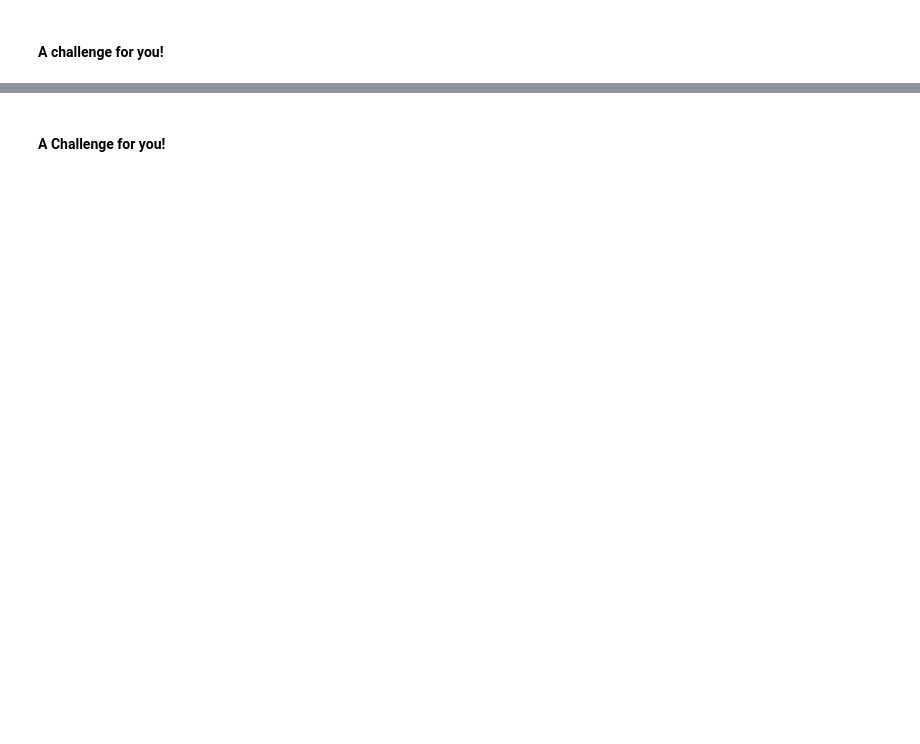
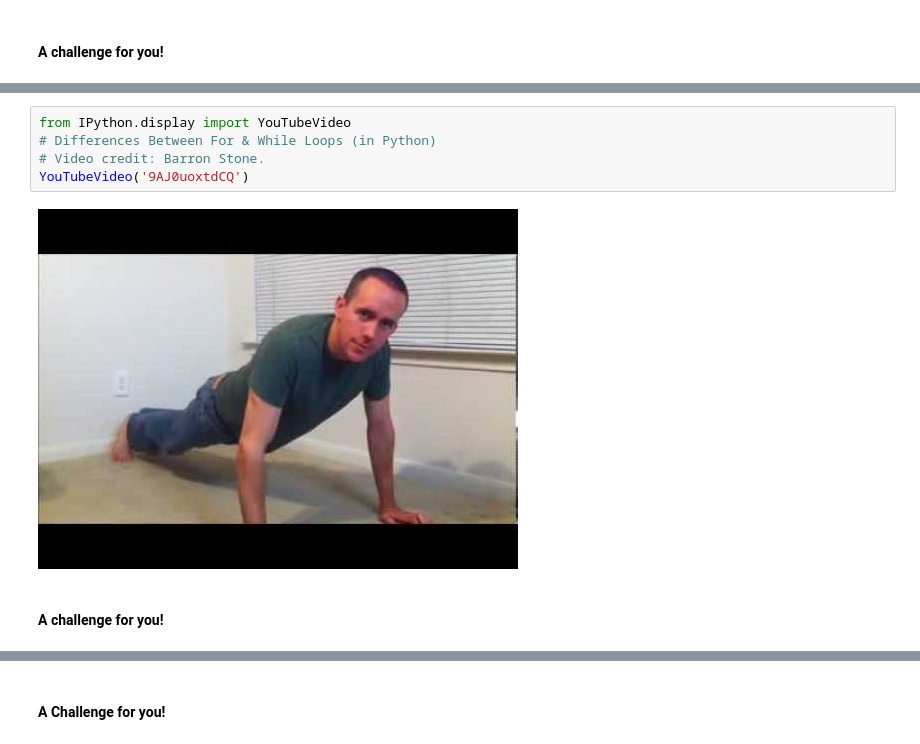
Before and after one commit to kingsgeocomp/code-camp, a Jupyter notebook: notebook-7.ipynb, the cells around one changed output, grey strips where cells are left out. Cells and saved outputs as stored; diff of their text form; blank space fills up the shorter version.

```diff
--- a/notebook-7.ipynb
+++ b/notebook-7.ipynb
@@ -224,0 +291,9 @@ oddNumbers(10)
+# %%
+from IPython.display import YouTubeVideo
+# Differences Between For & While Loops (in Python)
+# Video credit: Barron Stone.
+YouTubeVideo('9AJ0uoxtdCQ')
+# %% [output]
+[figure, added]
+# %% [markdown]
+#### A challenge for you!
```
Also changed, not shown: parts of 88 cells of this notebook.
